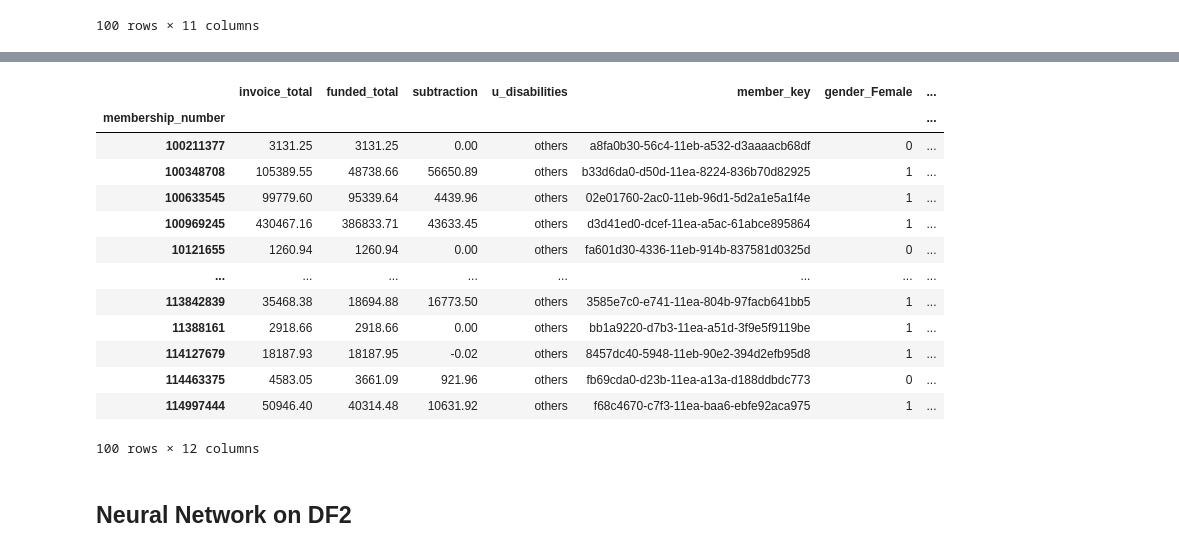
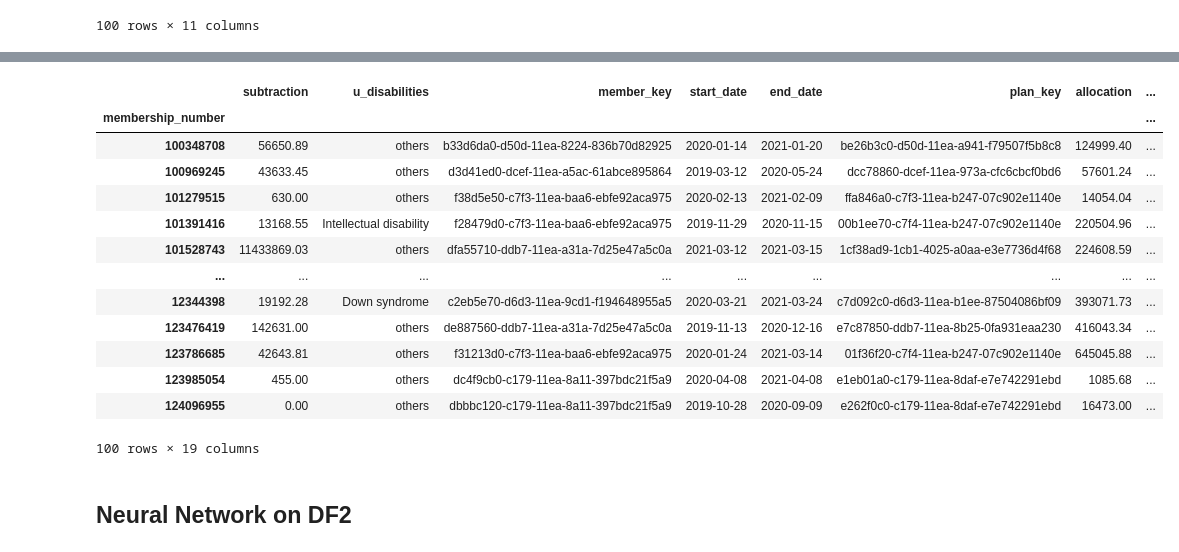
Before and after one commit to TheConMiz/ifn711_leap_in, a Jupyter notebook: LeapIn_Budget_Utilisation.ipynb, the cells around one changed output, grey strips where cells are left out. Saved outputs shown, nothing was run; the diff lists cells and outputs as text; code cells hidden in the pictures.

```diff
--- a/LeapIn_Budget_Utilisation.ipynb
+++ b/LeapIn_Budget_Utilisation.ipynb
@@ -542,0 +597,28 @@ NameError: name 'cleaned_df2' is not defined
+# %%
+# Merge plan information with cleaned_df2
+temp_df2 = pd.merge(cleaned_df2, df_grouped_plan2, on="member_key", how="left")
+# Drop members without completed plans
+temp_df2 = temp_df2.dropna(subset=["plan_key"])
+# Recalculate the "subtraction" column
+# TODO: Find the plan progress rate: 100% for completion
+# Get current date. check if diff between current day and start > end and start
+# currentDate = pd.datetime.now().date()
+# if yes, 100% completion
+# if no, in progress.
+# ratio: (current_date - start_date) / (end_date - start_date)
+# temp_df2["plan_duration_elapsed"] = temp_df2["start_date"] / temp_df2["allocation"]
+# TODO: compare progress to allocated and spent. if the ratios are comparable, then alright. if skewed, problematic
+# ratio: (spent) / (allocated)
+temp_df2["spending_ratio"] = temp_df2["remaining"] / temp_df2["allocation"]
+# If different ratios, under/overspend.
+# TODO: CHECK AND MODIFY VALUES HERE
+under_spend_thres = 0.75
+par_spend_thres = 1.0
+temp_df2["under_spent"] = temp_df2["spending_ratio"] <= under_spend_thres
+temp_df2["over_spent"] = temp_df2["spending_ratio"] > par_spend_thres
+temp_df2["par_spent"] = temp_df2["spending_ratio"] == par_spend_thres
+# Drop outdated columns
+temp_df2 = temp_df2.drop(columns=["invoice_total", "funded_total"])
+# Display Summary information for cleaned_df2
+temp_df2.info()
+temp_df2.head(100)
@@ -543,6 +656,6 @@ NameError: name 'cleaned_df2' is not defined
 # %%
 # One-Hot Encoding of cleaned_df2
-one_hot_df2 = cleaned_df2.set_index("membership_number")
+one_hot_df2 = temp_df2.set_index("membership_number")
 # One-hot encoding of Gender
 one_hot_gender = pd.get_dummies(one_hot_df2["u_gender"], prefix="gender")
 # Merge with the cleaned DF2
@@ -568,6 +681,9 @@ one_hot_df2["GCCSA_NAME"] = one_hot_df2["GCCSA_NAME"].replace(np.nan, "Unknown")
 # Perform One-hot Encoding on GCCSA_NAME
 one_hot_region = pd.get_dummies(one_hot_df2["GCCSA_NAME"], prefix="GCCSA")
 one_hot_df2 = pd.merge(one_hot_df2, one_hot_region, on="membership_number", how="left")
+# Convert any UINT8 columns to Bool
+column_names = one_hot_df2.select_dtypes(include=[np.uint8]).columns
+one_hot_df2[column_names] = one_hot_df2[column_names].astype(bool)
 # Drop unnecessary columns
 one_hot_df2 = one_hot_df2.drop(columns=["SA4", "SA4_NAME", "GCCSA_NAME", "STATE_NAME", "u_gender"])
 # Display Summary information for one_hot_df2
@@ -596,17 +710,17 @@ memory usage: 309.3+ KB
-|  | invoice_total | funded_total | subtraction | u_disabilities | member_key | gender_Female | ... |
-| membership_number |  |  |  |  |  |  | ... |
-| 100211377 | 3131.25 | 3131.25 | 0.00 | others | a8fa0b30-56c4-11eb-a532-d3aaaacb68df | 0 | ... |
-| 100348708 | 105389.55 | 48738.66 | 56650.89 | others | b33d6da0-d50d-11ea-8224-836b70d82925 | 1 | ... |
-| 100633545 | 99779.60 | 95339.64 | 4439.96 | others | 02e01760-2ac0-11eb-96d1-5d2a1e5a1f4e | 1 | ... |
-| 100969245 | 430467.16 | 386833.71 | 43633.45 | others | d3d41ed0-dcef-11ea-a5ac-61abce895864 | 1 | ... |
-| 10121655 | 1260.94 | 1260.94 | 0.00 | others | fa601d30-4336-11eb-914b-837581d0325d | 0 | ... |
-| ... | ... | ... | ... | ... | ... | ... | ... |
-| 113842839 | 35468.38 | 18694.88 | 16773.50 | others | 3585e7c0-e741-11ea-804b-97facb641bb5 | 1 | ... |
-| 11388161 | 2918.66 | 2918.66 | 0.00 | others | bb1a9220-d7b3-11ea-a51d-3f9e5f9119be | 1 | ... |
-| 114127679 | 18187.93 | 18187.95 | -0.02 | others | 8457dc40-5948-11eb-90e2-394d2efb95d8 | 1 | ... |
-| 114463375 | 4583.05 | 3661.09 | 921.96 | others | fb69cda0-d23b-11ea-a13a-d188ddbdc773 | 0 | ... |
-| 114997444 | 50946.40 | 40314.48 | 10631.92 | others | f68c4670-c7f3-11ea-baa6-ebfe92aca975 | 1 | ... |
+|  | subtraction | u_disabilities | member_key | start_date | end_date | plan_key | allocation | ... |
+| membership_number |  |  |  |  |  |  |  | ... |
+| 100348708 | 56650.89 | others | b33d6da0-d50d-11ea-8224-836b70d82925 | 2020-01-14 | 2021-01-20 | be26b3c0-d50d-11ea-a941-f79507f5b8c8 | 124999.40 | ... |
+| 100969245 | 43633.45 | others | d3d41ed0-dcef-11ea-a5ac-61abce895864 | 2019-03-12 | 2020-05-24 | dcc78860-dcef-11ea-973a-cfc6cbcf0bd6 | 57601.24 | ... |
+| 101279515 | 630.00 | others | f38d5e50-c7f3-11ea-baa6-ebfe92aca975 | 2020-02-13 | 2021-02-09 | ffa846a0-c7f3-11ea-b247-07c902e1140e | 14054.04 | ... |
+| 101391416 | 13168.55 | Intellectual disability | f28479d0-c7f3-11ea-baa6-ebfe92aca975 | 2019-11-29 | 2020-11-15 | 00b1ee70-c7f4-11ea-b247-07c902e1140e | 220504.96 | ... |
+| 101528743 | 11433869.03 | others | dfa55710-ddb7-11ea-a31a-7d25e47a5c0a | 2021-03-12 | 2021-03-15 | 1cf38ad9-1cb1-4025-a0aa-e3e7736d4f68 | 224608.59 | ... |
+| ... | ... | ... | ... | ... | ... | ... | ... | ... |
+| 12344398 | 19192.28 | Down syndrome | c2eb5e70-d6d3-11ea-9cd1-f194648955a5 | 2020-03-21 | 2021-03-24 | c7d092c0-d6d3-11ea-b1ee-87504086bf09 | 393071.73 | ... |
+| 123476419 | 142631.00 | others | de887560-ddb7-11ea-a31a-7d25e47a5c0a | 2019-11-13 | 2020-12-16 | e7c87850-ddb7-11ea-8b25-0fa931eaa230 | 416043.34 | ... |
+| 123786685 | 42643.81 | others | f31213d0-c7f3-11ea-baa6-ebfe92aca975 | 2020-01-24 | 2021-03-14 | 01f36f20-c7f4-11ea-b247-07c902e1140e | 645045.88 | ... |
+| 123985054 | 455.00 | others | dc4f9cb0-c179-11ea-8a11-397bdc21f5a9 | 2020-04-08 | 2021-04-08 | e1eb01a0-c179-11ea-8daf-e7e742291ebd | 1085.68 | ... |
+| 124096955 | 0.00 | others | dbbbc120-c179-11ea-8a11-397bdc21f5a9 | 2019-10-28 | 2020-09-09 | e262f0c0-c179-11ea-8daf-e7e742291ebd | 16473.00 | ... |
-100 rows × 12 columns
+100 rows × 19 columns
 # %% [markdown]
 ## Neural Network on DF2
 # %%
```
Also changed, not shown: parts of 11 cells of this notebook, 1 other file.
